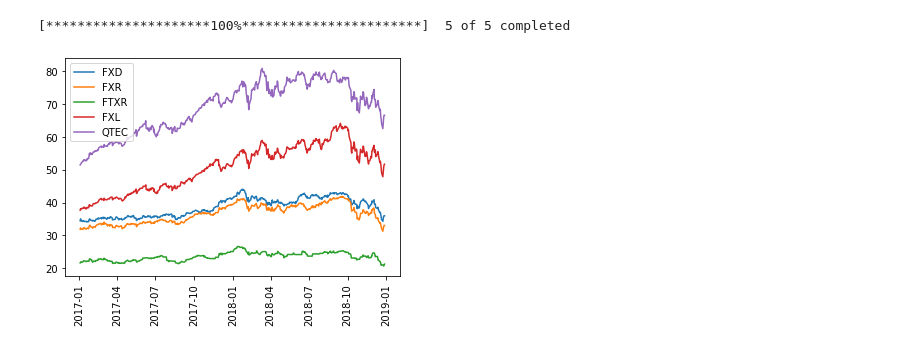
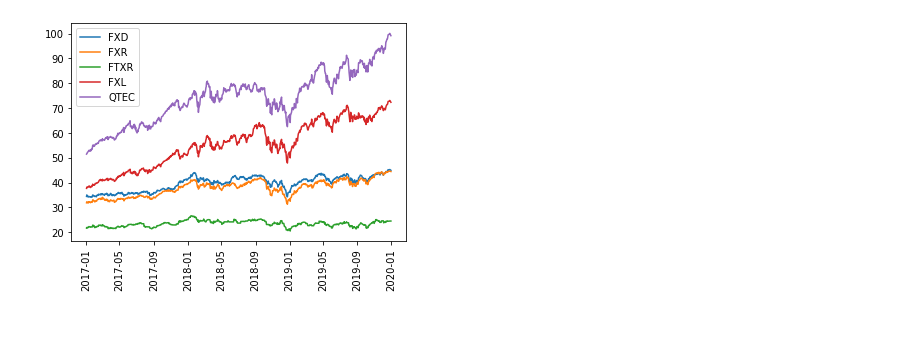
Before and after one commit to grossiM/quantum-optimization-experiments, a Jupyter notebook: benchmarking.ipynb, the cells around one changed output. Drawn from its saved outputs; the diff is of its cells as text; code cells hidden in the pictures.

Commit message:
multiple dates

```diff
--- a/benchmarking.ipynb
+++ b/benchmarking.ipynb
@@ -18,0 +42,14 @@ register_matplotlib_converters()
+# %%
+def dates_gen(start, end, delta):
+    curr = start
+    while curr < end:
+        yield curr
+        curr += delta
+
+# example
+s=datetime.datetime(2017, 1, 1)
+e=datetime.datetime(2017, 6, 30)
+d=relativedelta(months=1)
+
+for date in dates_gen(s, e, d):
+    print(date)
@@ -19,20 +63,19 @@ register_matplotlib_converters()
 # %%
 # just some plotting, to visualize data. NB: be sure that every time series is
 # defined over the entire observation period
 try:
     data = YahooDataProvider(
                  tickers = ['FXD', 'FXR', 'FTXR', 'FXL', 'QTEC'], # IFV ETF
                  start=datetime.datetime(2017, 1, 1),
-                 end=datetime.datetime(2018, 12, 31))
+                 end=datetime.datetime(2019, 12, 31))
     data.run()
     for (cnt, s) in enumerate(data._tickers):
         plt.plot(data._data[cnt], label=s)
     plt.legend()
     plt.xticks(rotation=90)
     plt.show()
 except QiskitFinanceError as ex:
     data = None
     print(ex)
 # %% [output]
-[*********************100%***********************]  5 of 5 completed
-[figure, old version]
+[figure, new version]
```
Also changed, not shown: parts of 18 cells of this notebook.
